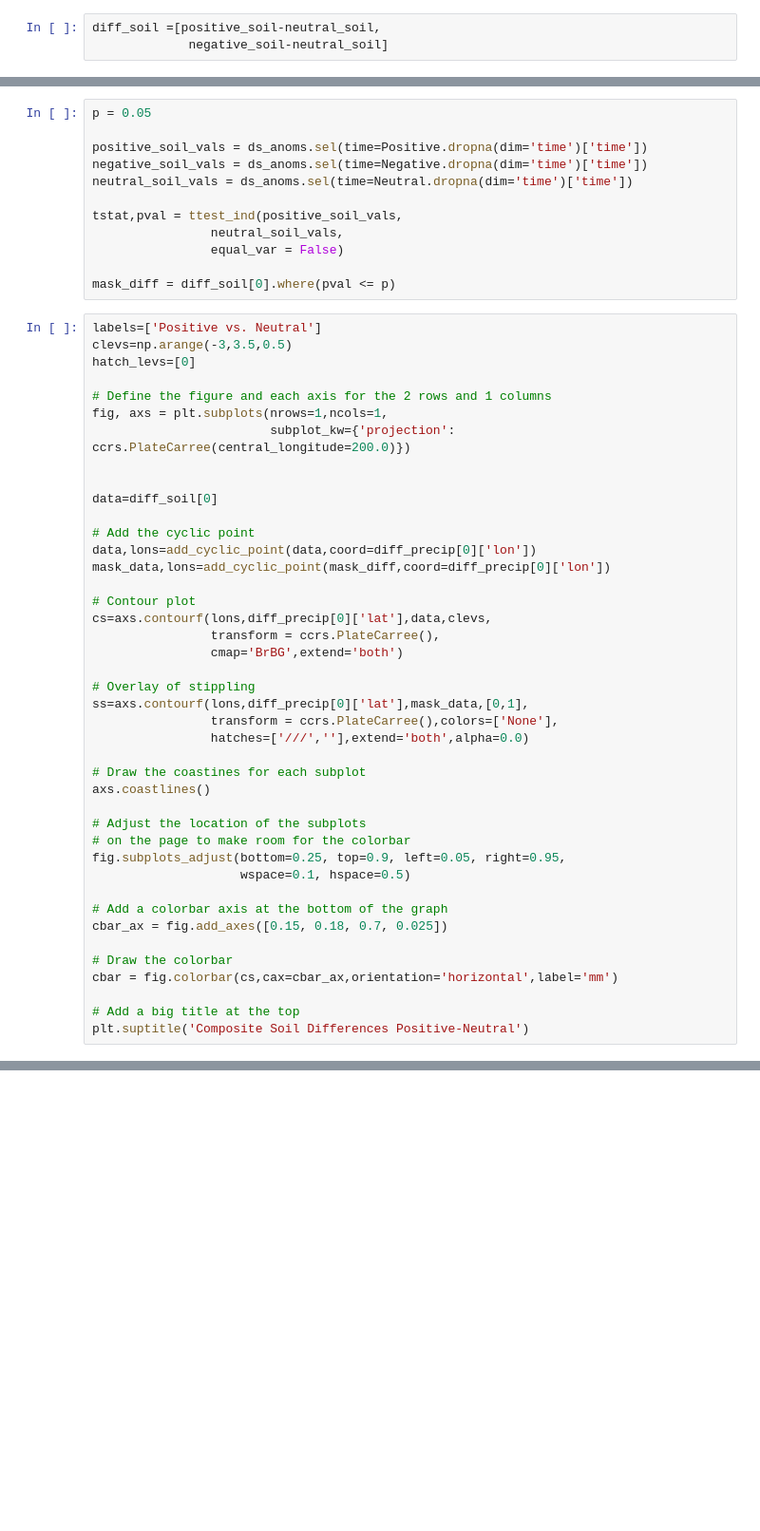
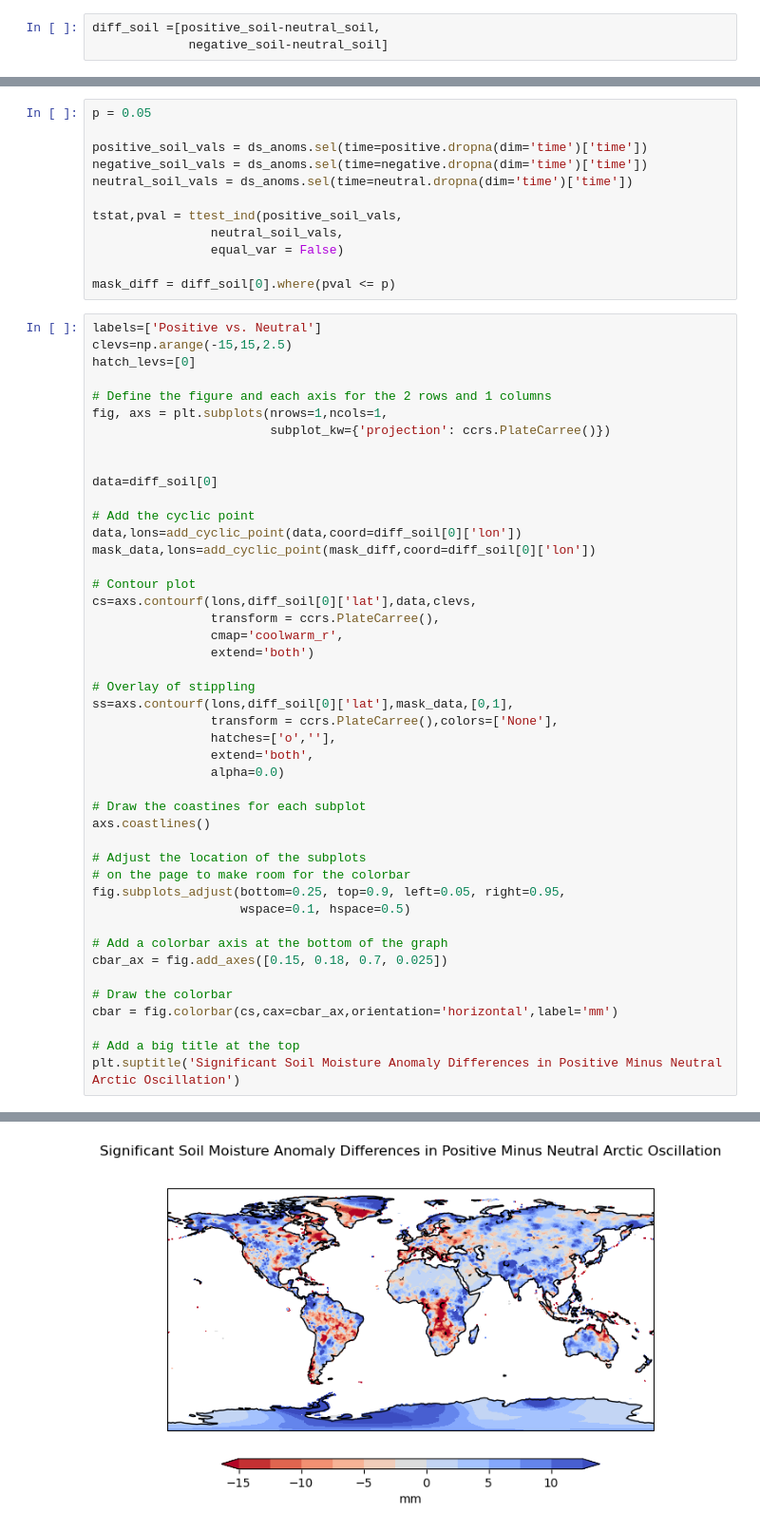
Before and after one commit to wapratt/Assignment3, a Jupyter notebook: Assignment3.ipynb, the cells around one changed output, grey strips where cells are left out. Shown: that part at 95% size. Saved outputs shown, nothing was run; the diff lists cells and outputs as text; blank space fills up the shorter version.

Commit message:
Update plots, calculate sig diff

```diff
--- a/Assignment3.ipynb
+++ b/Assignment3.ipynb
@@ -230,9 +245,9 @@ Text(0.5, 0.98, 'Composite Soil Moisture Anomaly Differences during Arctic Oscil
 # %%
 p = 0.05
 
-positive_soil_vals = ds_anoms.sel(time=Positive.dropna(dim='time')['time'])
-negative_soil_vals = ds_anoms.sel(time=Negative.dropna(dim='time')['time'])
-neutral_soil_vals = ds_anoms.sel(time=Neutral.dropna(dim='time')['time'])
+positive_soil_vals = ds_anoms.sel(time=positive.dropna(dim='time')['time'])
+negative_soil_vals = ds_anoms.sel(time=negative.dropna(dim='time')['time'])
+neutral_soil_vals = ds_anoms.sel(time=neutral.dropna(dim='time')['time'])
 
 tstat,pval = ttest_ind(positive_soil_vals,
                 neutral_soil_vals,
@@ -241,29 +256,32 @@ tstat,pval = ttest_ind(positive_soil_vals,
 mask_diff = diff_soil[0].where(pval <= p)
 # %%
 labels=['Positive vs. Neutral']
-clevs=np.arange(-3,3.5,0.5)
+clevs=np.arange(-15,15,2.5)
 hatch_levs=[0]
 
 # Define the figure and each axis for the 2 rows and 1 columns
 fig, axs = plt.subplots(nrows=1,ncols=1,
-                        subplot_kw={'projection': ccrs.PlateCarree(central_longitude=200.0)})
+                        subplot_kw={'projection': ccrs.PlateCarree()})
 
 
 data=diff_soil[0]
 
 # Add the cyclic point
-data,lons=add_cyclic_point(data,coord=diff_precip[0]['lon'])
-mask_data,lons=add_cyclic_point(mask_diff,coord=diff_precip[0]['lon'])
+data,lons=add_cyclic_point(data,coord=diff_soil[0]['lon'])
+mask_data,lons=add_cyclic_point(mask_diff,coord=diff_soil[0]['lon'])
 
 # Contour plot
-cs=axs.contourf(lons,diff_precip[0]['lat'],data,clevs,
+cs=axs.contourf(lons,diff_soil[0]['lat'],data,clevs,
                 transform = ccrs.PlateCarree(),
-                cmap='BrBG',extend='both')
+                cmap='coolwarm_r',
+                extend='both')
 
 # Overlay of stippling
-ss=axs.contourf(lons,diff_precip[0]['lat'],mask_data,[0,1],
+ss=axs.contourf(lons,diff_soil[0]['lat'],mask_data,[0,1],
                 transform = ccrs.PlateCarree(),colors=['None'],
-                hatches=['///',''],extend='both',alpha=0.0)
+                hatches=['o',''],
+                extend='both',
+                alpha=0.0)
 
 # Draw the coastines for each subplot
 axs.coastlines()
@@ -280,4 +298,5 @@ cbar_ax = fig.add_axes([0.15, 0.18, 0.7, 0.025])
 cbar = fig.colorbar(cs,cax=cbar_ax,orientation='horizontal',label='mm')
 
 # Add a big title at the top
-plt.suptitle('Composite Soil Differences Positive-Neutral')
+plt.suptitle('Significant Soil Moisture Anomaly Differences in Positive Minus Neutral Arctic Oscillation')
+# %% [output]
@@ -283,0 +304 @@ plt.suptitle('Composite Soil Differences Positive-Neutral')
+[figure, added]
```
Also changed, not shown: parts of 3 cells of this notebook.
